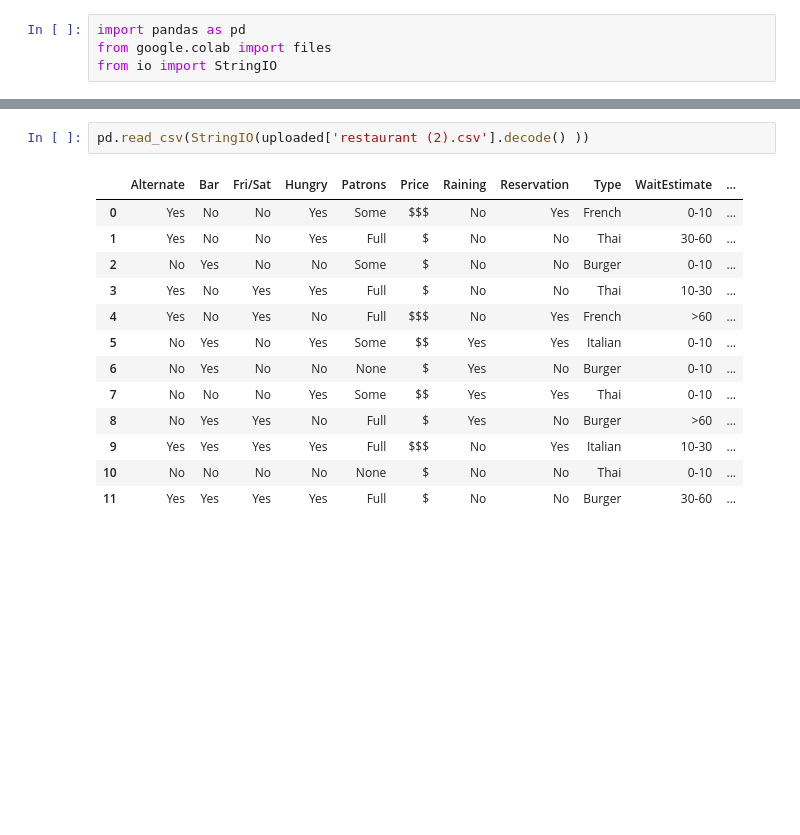
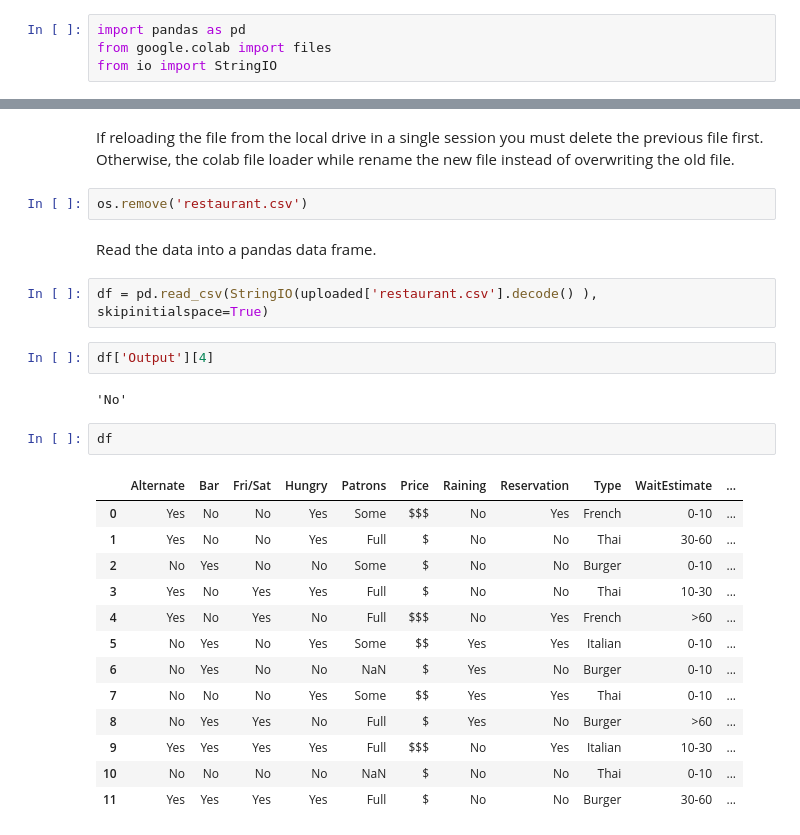
Before and after one commit to awaldis/ai-notes, a Jupyter notebook: restaurant_decision_tree.ipynb, the cells around one changed output, grey strips where cells are left out. Cells and saved outputs as stored; diff of their text form; blank space fills up the shorter version.

```diff
--- a/restaurant_decision_tree.ipynb
+++ b/restaurant_decision_tree.ipynb
@@ -19,16 +33,28 @@ User uploaded file "restaurant (2).csv" with length 852 bytes
+# %% [markdown]
+If reloading the file from the local drive in a single session you must delete the previous file first.  Otherwise, the colab file loader while rename the new file instead of overwriting the old file.
+# %%
+os.remove('restaurant.csv')
+# %% [markdown]
+Read the data into a pandas data frame.
 # %%
-pd.read_csv(StringIO(uploaded['restaurant (2).csv'].decode() ))
+df = pd.read_csv(StringIO(uploaded['restaurant.csv'].decode() ), skipinitialspace=True)
-# %% [output]
-|  | Alternate | Bar | Fri/Sat | Hungry | Patrons | Price | Raining | Reservation | Type | WaitEstimate | ... |
-| 0 | Yes | No | No | Yes | Some | $$$ | No | Yes | French | 0-10 | ... |
-| 1 | Yes | No | No | Yes | Full | $ | No | No | Thai | 30-60 | ... |
-| 2 | No | Yes | No | No | Some | $ | No | No | Burger | 0-10 | ... |
-| 3 | Yes | No | Yes | Yes | Full | $ | No | No | Thai | 10-30 | ... |
-| 4 | Yes | No | Yes | No | Full | $$$ | No | Yes | French | >60 | ... |
-| 5 | No | Yes | No | Yes | Some | $$ | Yes | Yes | Italian | 0-10 | ... |
-| 6 | No | Yes | No | No | None | $ | Yes | No | Burger | 0-10 | ... |
-| 7 | No | No | No | Yes | Some | $$ | Yes | Yes | Thai | 0-10 | ... |
-| 8 | No | Yes | Yes | No | Full | $ | Yes | No | Burger | >60 | ... |
-| 9 | Yes | Yes | Yes | Yes | Full | $$$ | No | Yes | Italian | 10-30 | ... |
-| 10 | No | No | No | No | None | $ | No | No | Thai | 0-10 | ... |
-| 11 | Yes | Yes | Yes | Yes | Full | $ | No | No | Burger | 30-60 | ... |
+# %%
+df['Output'][4]
+# %% [output]
+'No'
+# %%
+df
+# %% [output]
+|  | Alternate | Bar | Fri/Sat | Hungry | Patrons | Price | Raining | Reservation | Type | WaitEstimate | ... |
+| 0 | Yes | No | No | Yes | Some | $$$ | No | Yes | French | 0-10 | ... |
+| 1 | Yes | No | No | Yes | Full | $ | No | No | Thai | 30-60 | ... |
+| 2 | No | Yes | No | No | Some | $ | No | No | Burger | 0-10 | ... |
+| 3 | Yes | No | Yes | Yes | Full | $ | No | No | Thai | 10-30 | ... |
+| 4 | Yes | No | Yes | No | Full | $$$ | No | Yes | French | >60 | ... |
+| 5 | No | Yes | No | Yes | Some | $$ | Yes | Yes | Italian | 0-10 | ... |
+| 6 | No | Yes | No | No | NaN | $ | Yes | No | Burger | 0-10 | ... |
+| 7 | No | No | No | Yes | Some | $$ | Yes | Yes | Thai | 0-10 | ... |
+| 8 | No | Yes | Yes | No | Full | $ | Yes | No | Burger | >60 | ... |
+| 9 | Yes | Yes | Yes | Yes | Full | $$$ | No | Yes | Italian | 10-30 | ... |
+| 10 | No | No | No | No | NaN | $ | No | No | Thai | 0-10 | ... |
+| 11 | Yes | Yes | Yes | Yes | Full | $ | No | No | Burger | 30-60 | ... |
```
Also changed, not shown: parts of 9 cells of this notebook.
